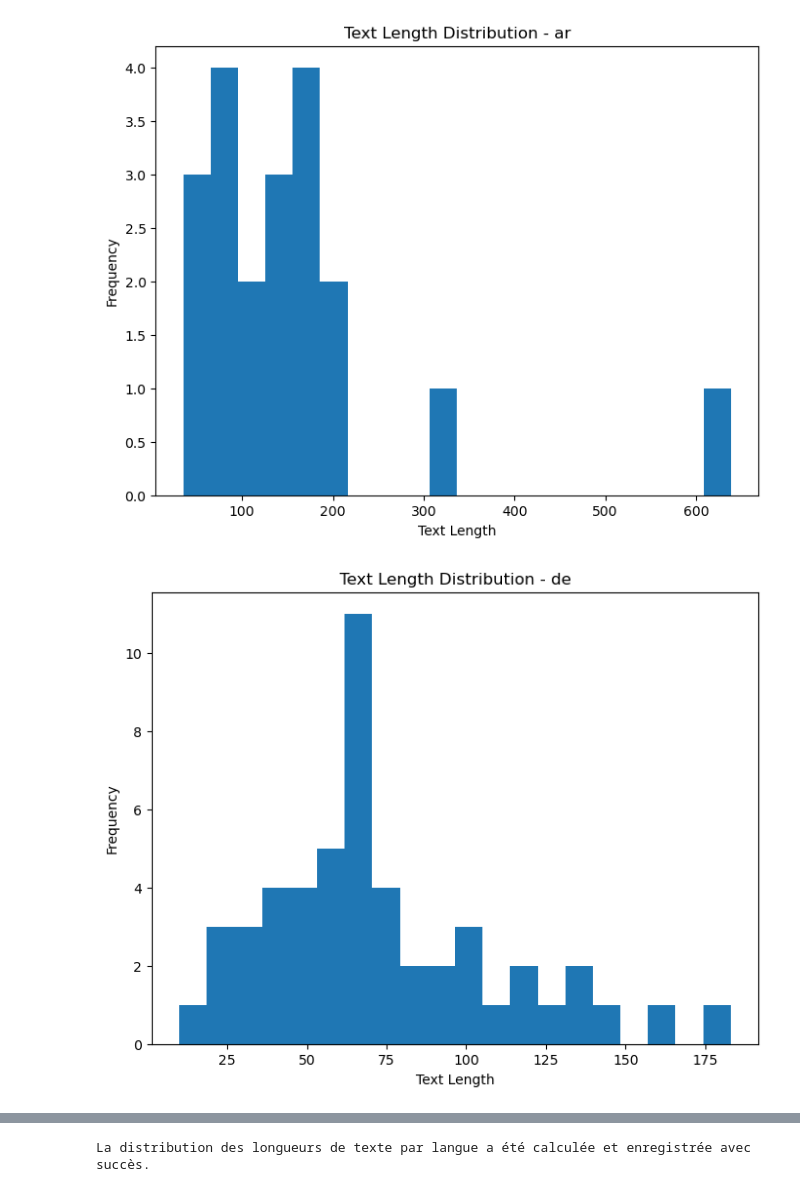
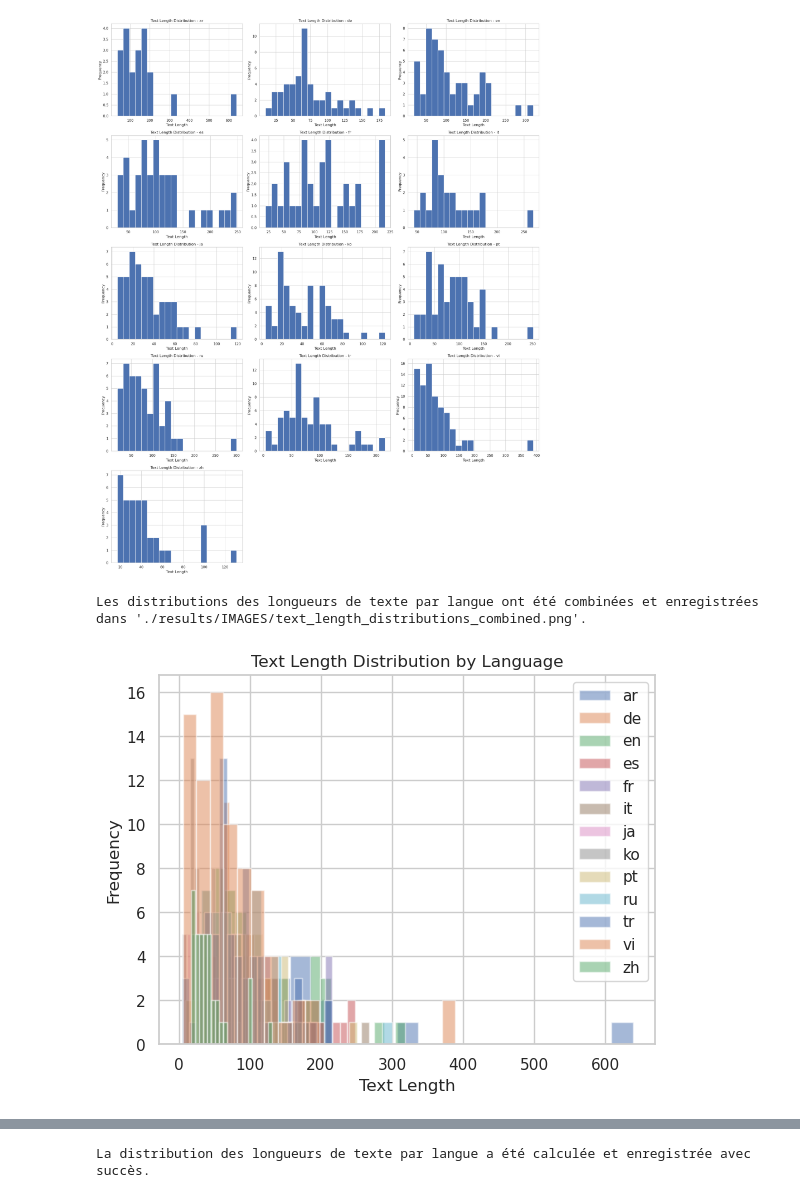
Before and after one commit to zia-sudo/OTC_Zhiya, a Jupyter notebook: statistiques/analysis_pipeline.ipynb, the cells around one changed output, grey strips where cells are left out. Saved outputs shown, nothing was run; the diff lists cells and outputs as text; code cells hidden in the pictures.

```diff
--- a/statistiques/analysis_pipeline.ipynb
+++ b/statistiques/analysis_pipeline.ipynb
@@ -305,21 +311,54 @@ print("La longueur moyenne des phrases par langue a été calculée et enregistr
 11       vi                21.862069
 12       zh                50.000000
 La longueur moyenne des phrases par langue a été calculée et enregistrée avec succès.
+# %%
+# Calculer la distribution des longueurs de texte par langue
+length_distributions = text_length_distribution(data)
+
+# Créer une grille de sous-graphiques avec 4 graphiques par rangée
+num_rows = (len(length_distributions) + 2) // 3  # Calculer le nombre de rangées nécessaire
+fig, axes = plt.subplots(num_rows, 3, figsize=(20, num_rows * 5))  # Créer la grille de sous-graphiques
+
+# Afficher et sauvegarder la distribution des longueurs de texte par langue dans les sous-graphiques
+for i, (lang, lengths) in enumerate(length_distributions.items()):
+    row = i // 3  # Récupérer le numéro de rangée
+    col = i % 3   # Récupérer le numéro de colonne
+    ax = axes[row, col]  # Sélectionner le sous-graphique correspondant
+    ax.hist(lengths, bins=20)
+    ax.set_xlabel("Text Length")
+    ax.set_ylabel("Frequency")
+    ax.set_title(f"Text Length Distribution - {lang}")
+
+# Supprimer les sous-graphiques vides
+for i in range(len(length_distributions), num_rows * 3):
+    row = i // 3
+    col = i % 3
+    fig.delaxes(axes[row, col])
+
+# Ajuster l'espacement entre les sous-graphiques pour éviter les chevauchements
+plt.tight_layout()
+
+# Enregistrer le fichier PNG contenant tous les graphiques
+output_file = "./results/IMAGES/text_length_distributions_combined.png"
+plt.savefig(output_file, facecolor="white", dpi=300)
+plt.show()
+
+print(f"Les distributions des longueurs de texte par langue ont été combinées et enregistrées dans '{output_file}'.")
+# %% [output]
+[figure, added]
+Les distributions des longueurs de texte par langue ont été combinées et enregistrées dans './results/IMAGES/text_length_distributions_combined.png'.
 # %%
-# Calculer la distribution des longueurs de texte par langue
-length_distributions = text_length_distribution(data)
-
 # Afficher et sauvegarder la distribution des longueurs de texte par langue
 for lang, lengths in length_distributions.items():
-    plt.figure(figsize=(8, 6))
-    plt.hist(lengths, bins=20)
-    plt.xlabel("Text Length")
-    plt.ylabel("Frequency")
-    plt.title(f"Text Length Distribution - {lang}")
-    plt.savefig(f"./results/IMAGES/text_length_distribution_{lang}.png", facecolor="white", dpi=300)
-    plt.show()
+    plt.hist(lengths, bins=20, alpha=0.5, label=lang)
+
+plt.xlabel("Text Length")
+plt.ylabel("Frequency")
+plt.title("Text Length Distribution by Language")
+plt.legend()
+plt.savefig("./results/IMAGES/general_length.png", facecolor="white", dpi=300)
+plt.show()
 
 print("La distribution des longueurs de texte par langue a été calculée et enregistrée avec succès.")
 # %% [output]
-[figure, old version]
+[figure, new version]
-[figure, removed]
```
Also changed, not shown: parts of 11 cells of this notebook, 19 other files.
